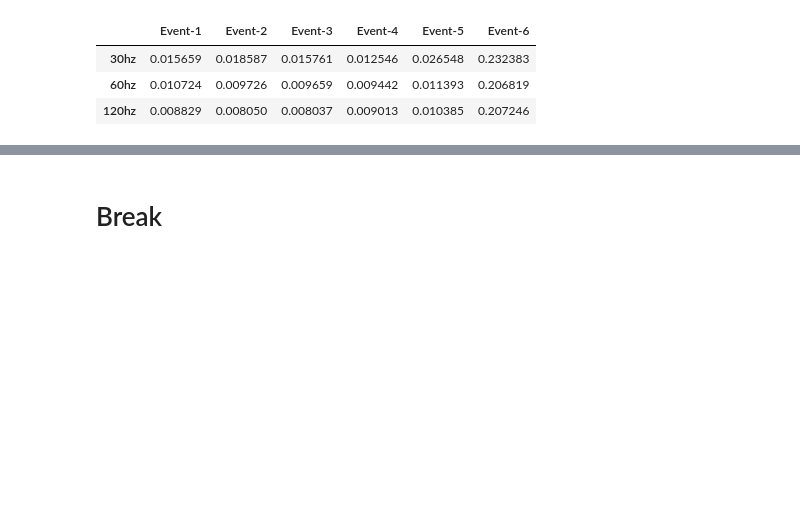
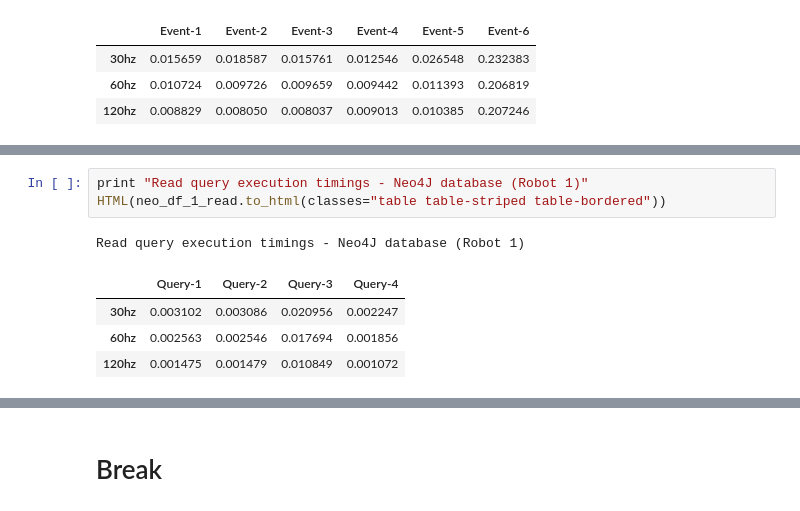
Before and after one commit to rubanraj54/research-and-developement, a Jupyter notebook: log_parser.ipynb, the cells around one changed output, grey strips where cells are left out. Saved outputs shown, nothing was run; the diff lists cells and outputs as text; blank space fills up the shorter version.

```diff
--- a/log_parser.ipynb
+++ b/log_parser.ipynb
@@ -246,0 +283,9 @@ Write query execution timings - OrientDB database (Robot 2)
+# %%
+print "Read query execution timings - Neo4J database (Robot 1)"
+HTML(neo_df_1_read.to_html(classes="table table-striped table-bordered"))
+# %% [output]
+Read query execution timings - Neo4J database (Robot 1)
+|  | Query-1 | Query-2 | Query-3 | Query-4 |
+| 30hz | 0.003102 | 0.003086 | 0.020956 | 0.002247 |
+| 60hz | 0.002563 | 0.002546 | 0.017694 | 0.001856 |
+| 120hz | 0.001475 | 0.001479 | 0.010849 | 0.001072 |
```
Also changed, not shown: parts of 17 cells of this notebook, 1 other file.
